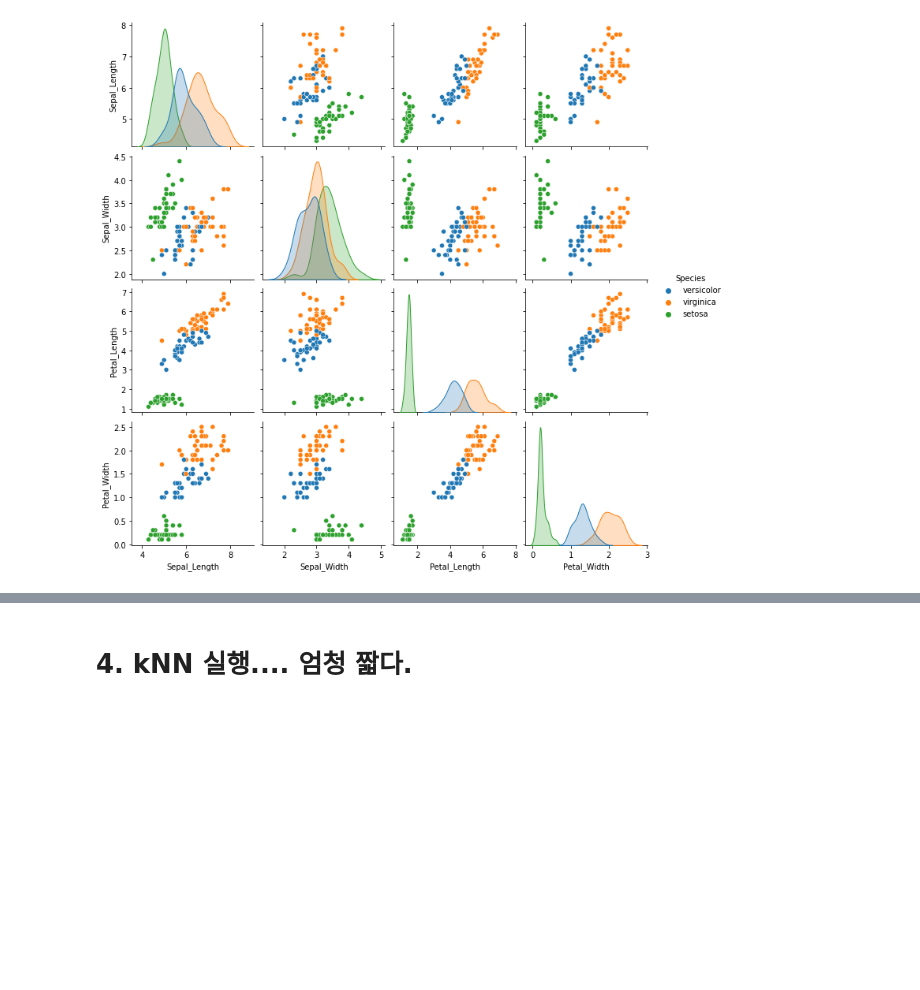
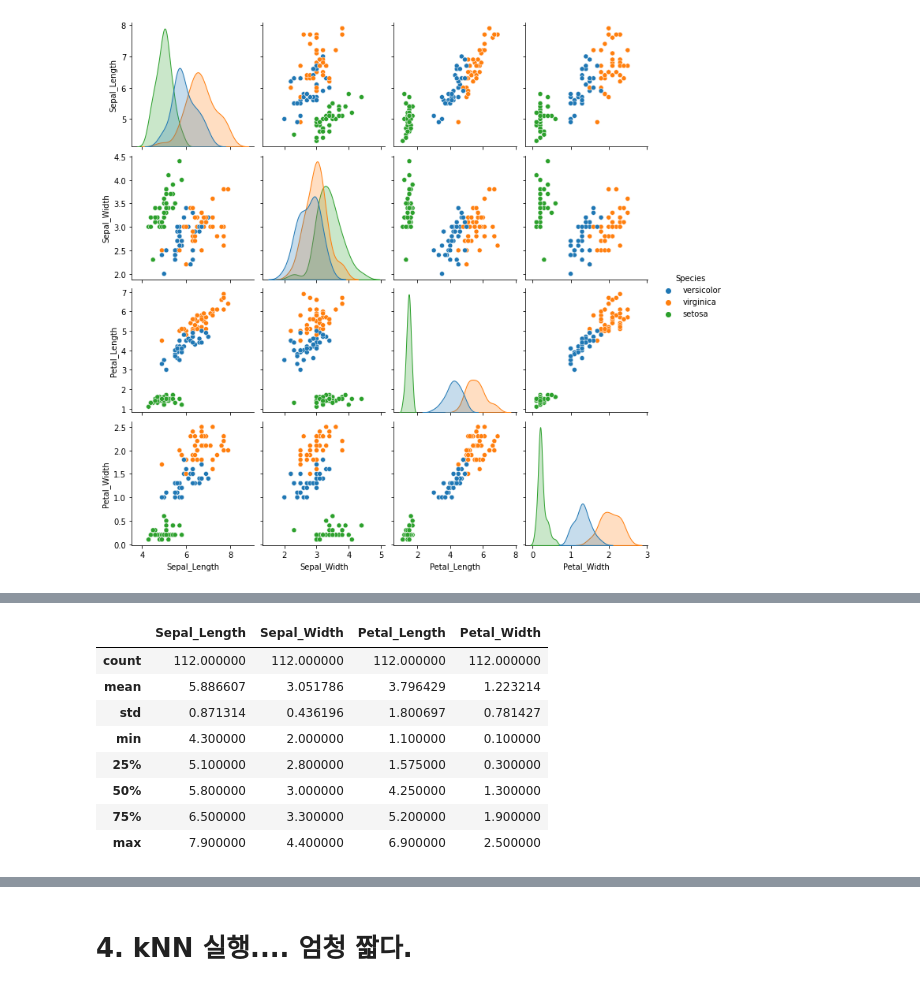
Before and after one commit to gundaminpde/2023-spring, a Jupyter notebook: 02_1_kNN.ipynb, the cells around one changed output, grey strips where cells are left out. Saved outputs shown, nothing was run; the diff lists cells and outputs as text; code cells hidden in the pictures; blank space fills up the shorter version.

```diff
--- a/02_1_kNN.ipynb
+++ b/02_1_kNN.ipynb
@@ -174,0 +182,12 @@ plt.show()
+# %%
+df_cat.describe()
+# %% [output]
+|  | Sepal_Length | Sepal_Width | Petal_Length | Petal_Width |
+| count | 112.000000 | 112.000000 | 112.000000 | 112.000000 |
+| mean | 5.886607 | 3.051786 | 3.796429 | 1.223214 |
+| std | 0.871314 | 0.436196 | 1.800697 | 0.781427 |
+| min | 4.300000 | 2.000000 | 1.100000 | 0.100000 |
+| 25% | 5.100000 | 2.800000 | 1.575000 | 0.300000 |
+| 50% | 5.800000 | 3.000000 | 4.250000 | 1.300000 |
+| 75% | 6.500000 | 3.300000 | 5.200000 | 1.900000 |
+| max | 7.900000 | 4.400000 | 6.900000 | 2.500000 |
```
Also changed, not shown: parts of 11 cells of this notebook.
